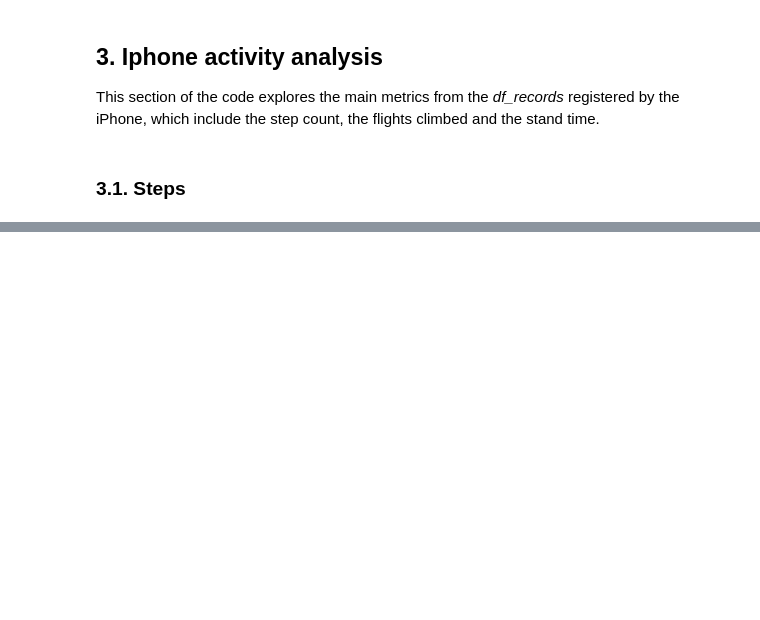
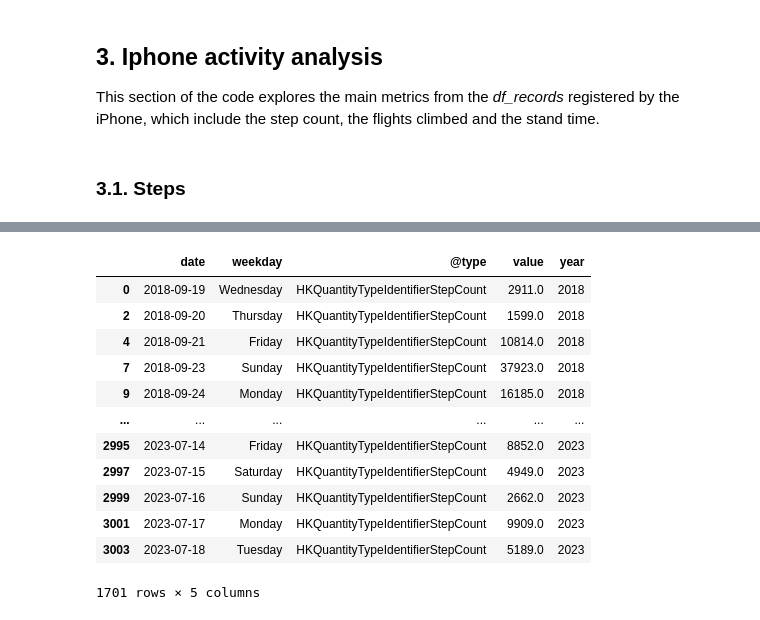
Before and after one commit to eduardovalero/Iphone-health-analytics, a Jupyter notebook: main.ipynb, the cells around one changed output, grey strips where cells are left out. Cells and saved outputs as stored; diff of their text form; code cells hidden in the pictures; blank space fills up the shorter version.

Commit message:
Step distribution by year

```diff
--- a/main.ipynb
+++ b/main.ipynb
@@ -51,7 +51,7 @@ This section of the code explores the main metrics from the *df_records* registe
 metrics = ['HKQuantityTypeIdentifier' + x for x in ['StepCount', 'FlightsClimbed', 'AppleStandTime']]
 
 # Keep desired metrics
-df_act = df_records.loc[(df_records['@type'].isin(metrics)) & (df_records['@sourceName'] == 'iPhone')].reset_index(drop=True)
+df_act = df_records.copy().loc[(df_records['@type'].isin(metrics)) & (df_records['@sourceName'] == 'iPhone')].reset_index(drop=True)
 
 # Convert value column from string to numeric
 df_act['@value'] = pd.to_numeric(arg=df_act['@value'], downcast='integer')
@@ -76,0 +66,9 @@ Daily step count
+# %%
+# Keep only step data
+df_steps = df_act.copy().loc[df_act['@type'] == 'HKQuantityTypeIdentifierStepCount']
+
+# Weekday labels
+weekdays = ['Monday', 'Tuesday', 'Wednesday', 'Thursday', 'Friday','Saturday', 'Sunday']
+
+# Create a weekday column
+df_steps.insert(loc=1, column='weekday', value=df_steps['date'].apply(lambda x: weekdays[x.weekday()]))
@@ -129,0 +124,18 @@ df_steps.groupby(['weekday']).mean()
+# %%
+# Extract year to new column
+df_steps.loc[:, 'year'] = df_steps['date'].apply(lambda x: x.year)
+
+# Plot step distribution per weekday
+fig, axes = plt.subplots()
+sns.violinplot(data=df_steps, x='year', y='value', palette='pastel', inner=None, ax=axes)
+
+# Add data points
+sns.stripplot(data=df_steps, x='year', y='value', alpha=0.15, ax=axes)
+
+# Add daily mean
+sns.pointplot(data=df_steps, x='year', y='value', estimator=np.mean, color='black', errorbar=None, ax=axes)
+
+# Labelling
+axes.set_title('Step count distribution by year')
+axes.set_xlabel('Year')
+axes.set_ylabel('Step (count)')
@@ -129,0 +146,16 @@ df_steps.groupby(['weekday']).mean()
+# %%
+df_steps
+# %% [output]
+|  | date | weekday | @type | value | year |
+| 0 | 2018-09-19 | Wednesday | HKQuantityTypeIdentifierStepCount | 2911.0 | 2018 |
+| 2 | 2018-09-20 | Thursday | HKQuantityTypeIdentifierStepCount | 1599.0 | 2018 |
+| 4 | 2018-09-21 | Friday | HKQuantityTypeIdentifierStepCount | 10814.0 | 2018 |
+| 7 | 2018-09-23 | Sunday | HKQuantityTypeIdentifierStepCount | 37923.0 | 2018 |
+| 9 | 2018-09-24 | Monday | HKQuantityTypeIdentifierStepCount | 16185.0 | 2018 |
+| ... | ... | ... | ... | ... | ... |
+| 2995 | 2023-07-14 | Friday | HKQuantityTypeIdentifierStepCount | 8852.0 | 2023 |
+| 2997 | 2023-07-15 | Saturday | HKQuantityTypeIdentifierStepCount | 4949.0 | 2023 |
+| 2999 | 2023-07-16 | Sunday | HKQuantityTypeIdentifierStepCount | 2662.0 | 2023 |
+| 3001 | 2023-07-17 | Monday | HKQuantityTypeIdentifierStepCount | 9909.0 | 2023 |
+| 3003 | 2023-07-18 | Tuesday | HKQuantityTypeIdentifierStepCount | 5189.0 | 2023 |
+1701 rows × 5 columns
```
Also changed, not shown: parts of 10 cells of this notebook.
